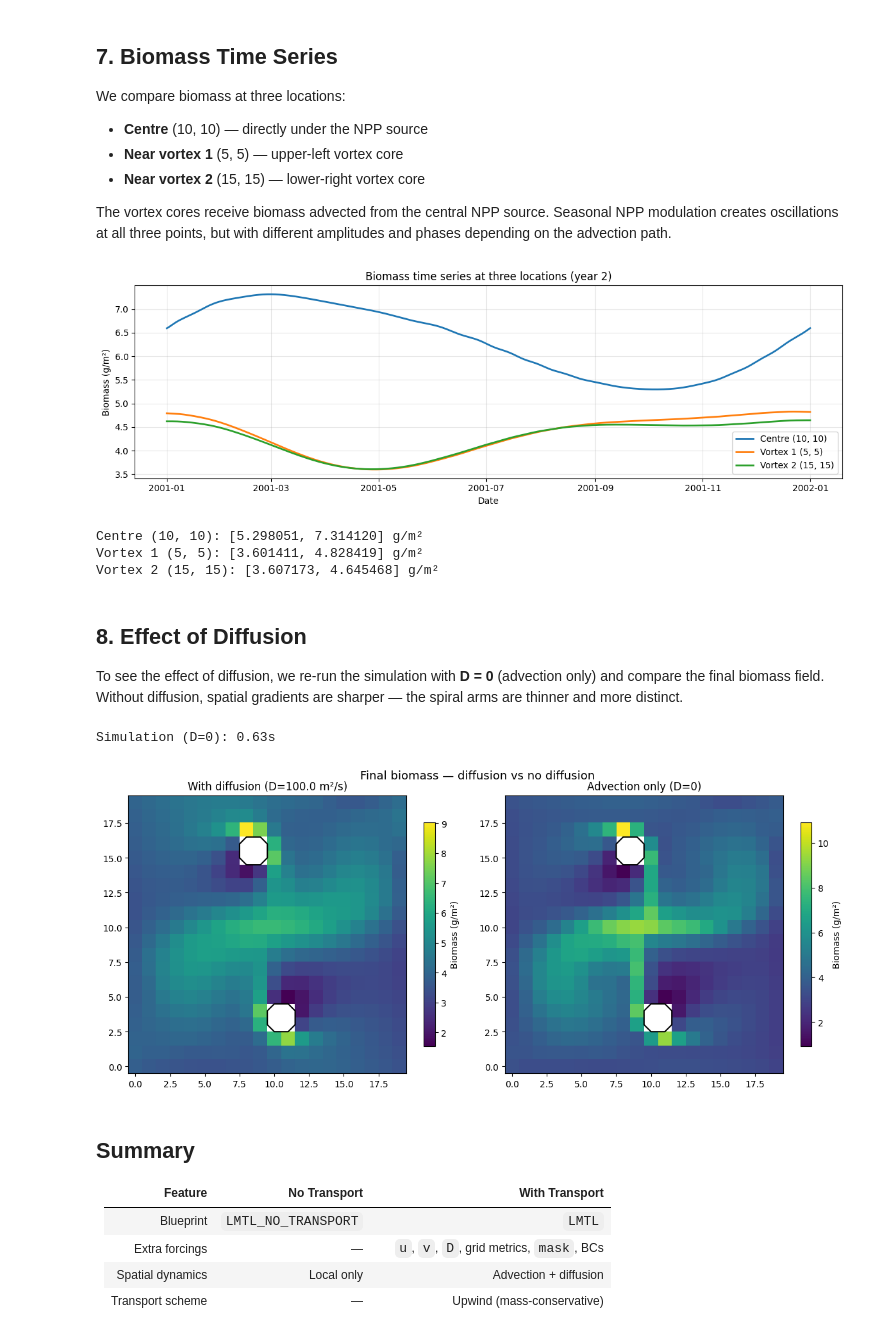
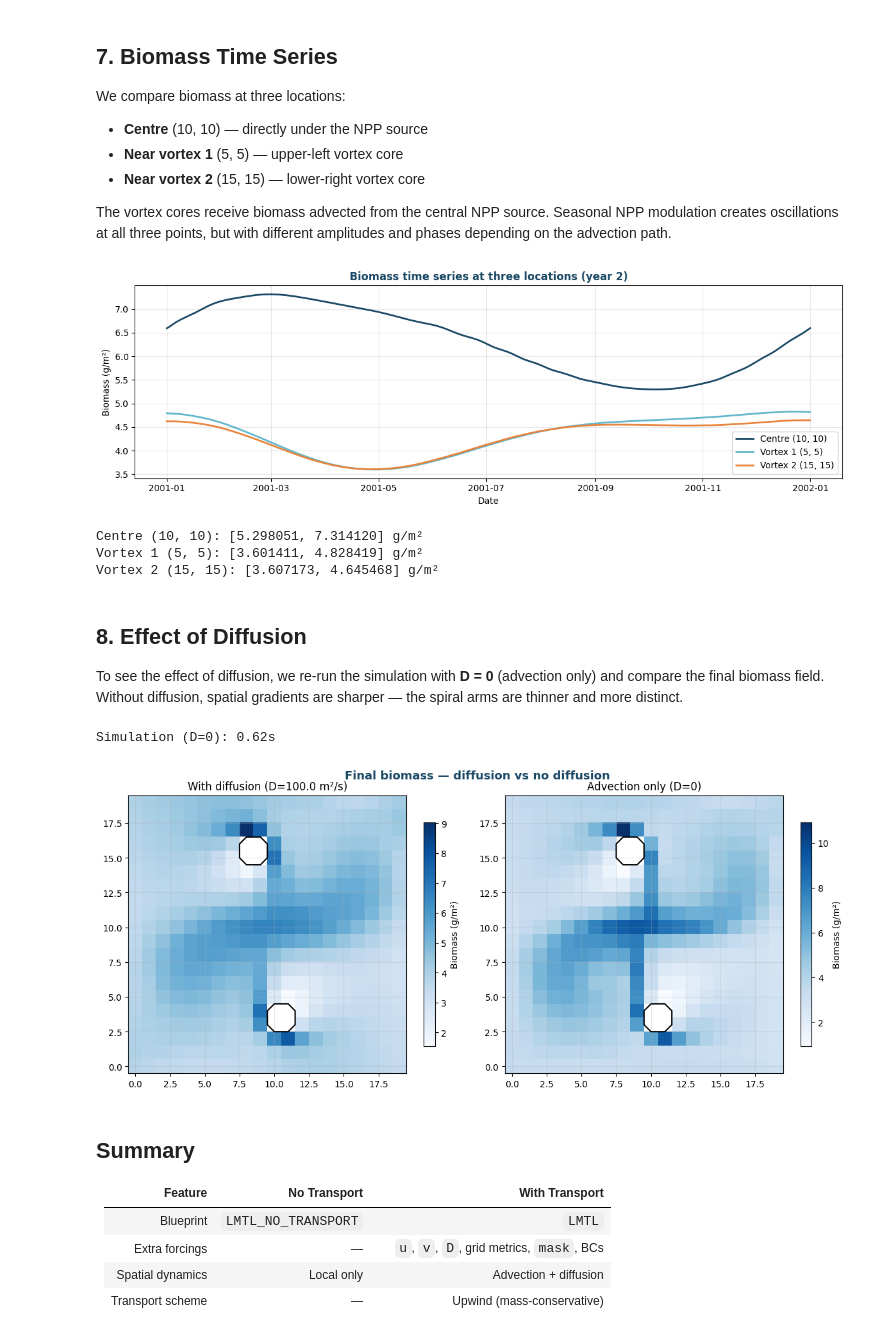
Before and after one commit to Ash12H/SeapoPym-JAX, a Jupyter notebook: docs/examples/02_transport.ipynb, the cells around one changed output. Cells and saved outputs as stored; diff of their text form; code cells hidden in the pictures.

```diff
--- a/docs/examples/02_transport.ipynb
+++ b/docs/examples/02_transport.ipynb
@@ -25,6 +25,8 @@ from seapopym.compiler import compile_model
 from seapopym.engine import simulate
 from seapopym.models import LMTL
 
+PALETTE = ["#1B4965", "#62B6CB", "#E8833A", "#5FA8D3"]
+plt.rcParams.update({"figure.facecolor": "white", "axes.facecolor": "white", "axes.grid": True, "grid.alpha": 0.3})
 print(f"JAX version: {jax.__version__}")
 print(f"JAX devices: {jax.devices()}")
 # %% [output]
@@ -224,7 +226,7 @@ fig, axes = plt.subplots(1, 3, figsize=(15, 4.5))
 # --- Velocity field ---
 ax = axes[0]
 speed = np.sqrt(u_field**2 + v_field**2)
-im = ax.imshow(speed, origin="lower", cmap="cividis")
+im = ax.imshow(speed, origin="lower", cmap="Blues")
 skip = 2
 ax.quiver(
     xx[::skip, ::skip],
@@ -236,20 +238,20 @@ ax.quiver(
     scale=0.8,
 )
 ax.contour(mask, levels=[0.5], colors="red", linewidths=2)
-ax.set_title("Velocity field (dual vortices)")
+ax.set_title("Velocity field (dual vortices)", color="#1B4965", fontweight="bold")
 fig.colorbar(im, ax=ax, label="Speed (m/s)", shrink=0.8)
 
 # --- NPP ---
 ax = axes[1]
-im = ax.imshow(npp_spatial * 86400, origin="lower", cmap="YlGn")
+im = ax.imshow(npp_spatial * 86400, origin="lower", cmap="Greens")
 ax.contour(mask, levels=[0.5], colors="red", linewidths=2)
-ax.set_title("NPP (g/m²/day)")
+ax.set_title("NPP (g/m²/day)", color="#1B4965", fontweight="bold")
 fig.colorbar(im, ax=ax, shrink=0.8)
 
 # --- Mask ---
 ax = axes[2]
-ax.imshow(mask, origin="lower", cmap="Blues", vmin=0, vmax=1)
-ax.set_title("Ocean mask (blue=ocean, white=land)")
+ax.imshow(mask, origin="lower", cmap="Blues")
+ax.set_title("Ocean mask (blue=ocean, white=land)", color="#1B4965", fontweight="bold")
 
 for ax in axes:
     ax.set_xlabel("X")
@@ -408,14 +410,14 @@ vmax = float(np.nanmax(biomass_np[month_indices]))
 
 for idx, (ax, t_idx) in enumerate(zip(axes.flat, month_indices, strict=False)):
     biomass_masked = np.where(mask, biomass_np[t_idx], np.nan)
-    im = ax.imshow(biomass_masked, origin="lower", vmin=vmin, vmax=vmax, cmap="viridis")
+    im = ax.imshow(biomass_masked, origin="lower", vmin=vmin, vmax=vmax, cmap="Blues")
     ax.contour(mask, levels=[0.5], colors="k", linewidths=1.5)
     day_offset = (t_idx - year2_start) * dt_sec / 86400.0
     ax.set_title(f"Month {idx + 1} (day {day_offset:.0f})", fontsize=9)
     ax.set_xticks([])
     ax.set_yticks([])
 
-fig.suptitle("Biomass — monthly snapshots (year 2)", fontsize=13)
+fig.suptitle("Biomass — monthly snapshots (year 2)", fontsize=13, color="#1B4965", fontweight="bold")
 fig.colorbar(im, ax=axes, label="Biomass (g/m²)", shrink=0.8)
 plt.show()
 # %% [output]
@@ -444,13 +446,13 @@ locations = [
 ]
 
 fig, ax = plt.subplots(figsize=(12, 4))
-for label, py, px in locations:
+for idx, (label, py, px) in enumerate(locations):
     bio = biomass_np[year2_mask, py, px]
-    ax.plot(year2_dates, bio, linewidth=2, label=label)
+    ax.plot(year2_dates, bio, linewidth=2, label=label, color=PALETTE[idx])
 
 ax.set_ylabel("Biomass (g/m²)")
 ax.set_xlabel("Date")
-ax.set_title("Biomass time series at three locations (year 2)")
+ax.set_title("Biomass time series at three locations (year 2)", color="#1B4965", fontweight="bold")
 ax.legend()
 ax.grid(True, alpha=0.3)
 fig.tight_layout()
@@ -460,7 +462,7 @@ for label, py, px in locations:
     bio = biomass_np[year2_mask, py, px]
     print(f"{label}: [{bio.min():.6f}, {bio.max():.6f}] g/m²")
 # %% [output]
-[figure, old version]
+[figure, new version]
 Centre (10, 10): [5.298051, 7.314120] g/m²
 Vortex 1 (5, 5): [3.601411, 4.828419] g/m²
 Vortex 2 (15, 15): [3.607173, 4.645468] g/m²
@@ -478,37 +480,37 @@ config_no_diff = Config(
     initial_state=config.initial_state,
     execution=config.execution,
 )
 
 model_no_diff = compile_model(blueprint, config_no_diff)
 
 t0 = time.time()
 _, outputs_no_diff = simulate(model_no_diff, chunk_size=800, export_variables=["biomass"])
 print(f"Simulation (D=0): {time.time() - t0:.2f}s")
 
 biomass_no_diff = outputs_no_diff["biomass"].values[:, 0, :, :]  # (T, Y, X)
 
 # Compare final timestep
 final_idx = n_timesteps - 1
 fig, axes = plt.subplots(1, 2, figsize=(12, 5))
 
 for ax, data, title in zip(
     axes,
     [biomass_np[final_idx], biomass_no_diff[final_idx]],
     [f"With diffusion (D={DIFFUSIVITY} m²/s)", "Advection only (D=0)"],
     strict=False,
 ):
     masked = np.where(mask, data, np.nan)
-    im = ax.imshow(masked, origin="lower", cmap="viridis")
+    im = ax.imshow(masked, origin="lower", cmap="Blues")
     ax.contour(mask, levels=[0.5], colors="k", linewidths=1.5)
     ax.set_title(title)
     fig.colorbar(im, ax=ax, label="Biomass (g/m²)", shrink=0.8)
 
-fig.suptitle("Final biomass — diffusion vs no diffusion", fontsize=13)
+fig.suptitle("Final biomass — diffusion vs no diffusion", fontsize=13, color="#1B4965", fontweight="bold")
 fig.tight_layout()
 plt.show()
 # %% [output]
-Simulation (D=0): 0.63s
+Simulation (D=0): 0.62s
-[figure, old version]
+[figure, new version]
 # %% [markdown]
 ## Summary
 
```
Also changed, not shown: parts of 4 cells of this notebook, 15 other files.
